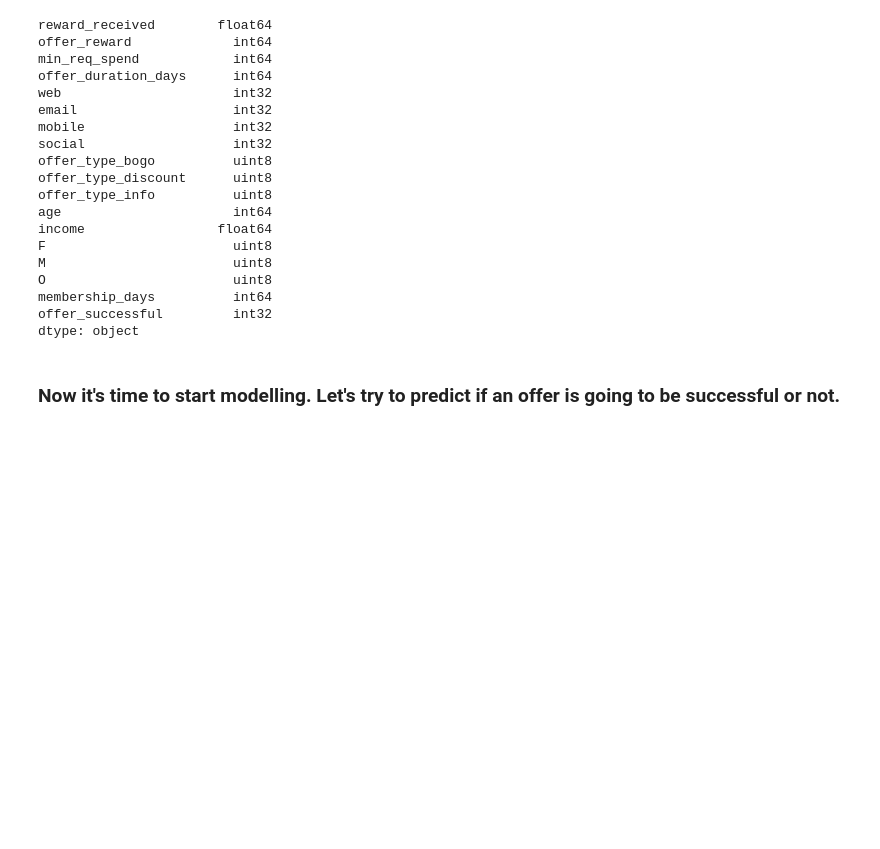
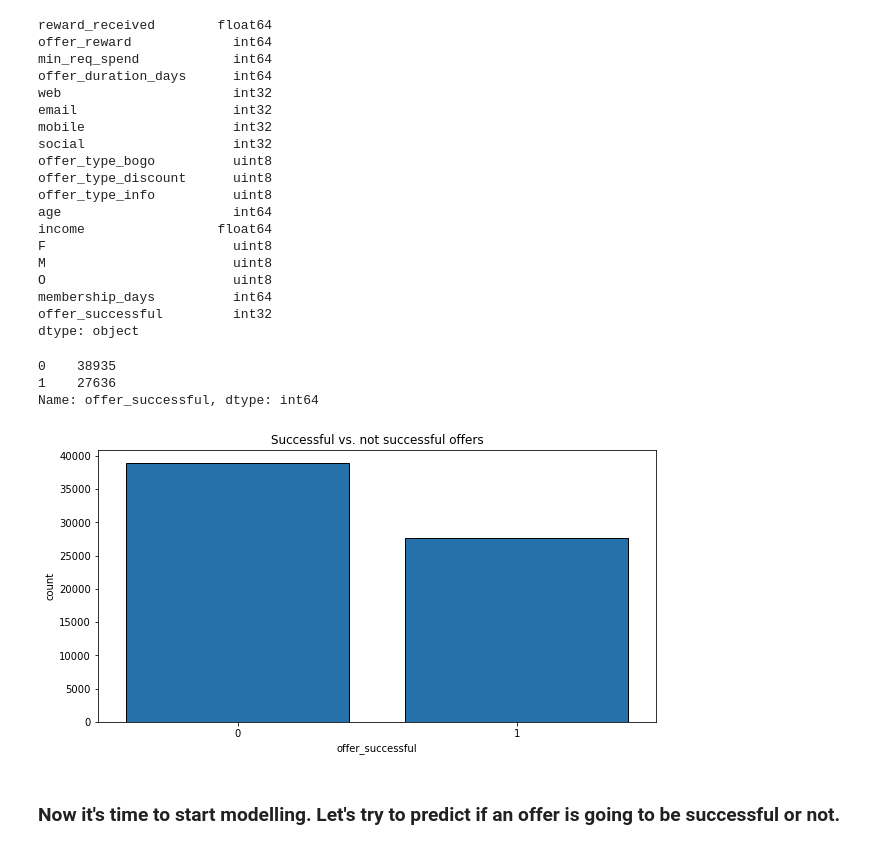
Before and after one commit to jvuger/StarbucksProject, a Jupyter notebook: Starbucks_Capstone_notebook.ipynb, the cells around one changed output. Cells and saved outputs as stored; diff of their text form; code cells hidden in the pictures; blank space fills up the shorter version.

```diff
--- a/Starbucks_Capstone_notebook.ipynb
+++ b/Starbucks_Capstone_notebook.ipynb
@@ -1136,6 +1137,18 @@ O                        uint8
 membership_days          int64
 offer_successful         int32
 dtype: object
+# %%
+data_clean['offer_successful'].value_counts()
+# %% [output]
+0    38935
+1    27636
+Name: offer_successful, dtype: int64
+# %%
+plt.figure(figsize=(10, 5))
+sns.countplot(x = 'offer_successful', data = data_clean, color = '#0F76C1', edgecolor = "black");
+plt.title('Successful vs. not successful offers');
+# %% [output]
+[figure, added]
 # %% [markdown]
 ### Now it's time to start modelling. Let's try to predict if an offer is going to be successful or not.
 # %% [markdown]
```
Also changed, not shown: parts of 43 cells of this notebook.
